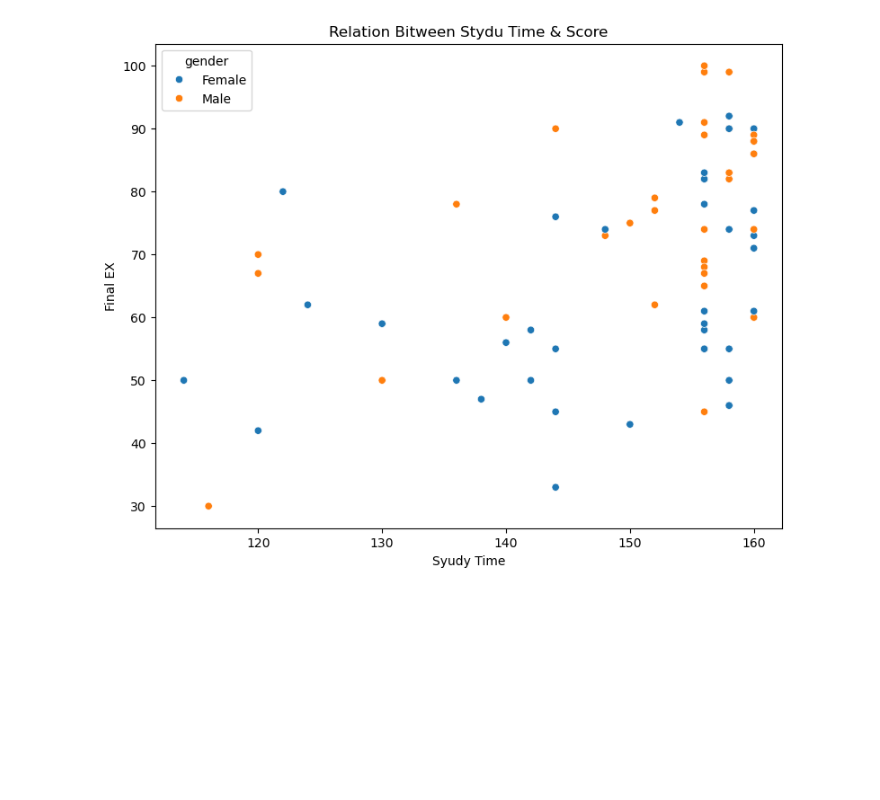
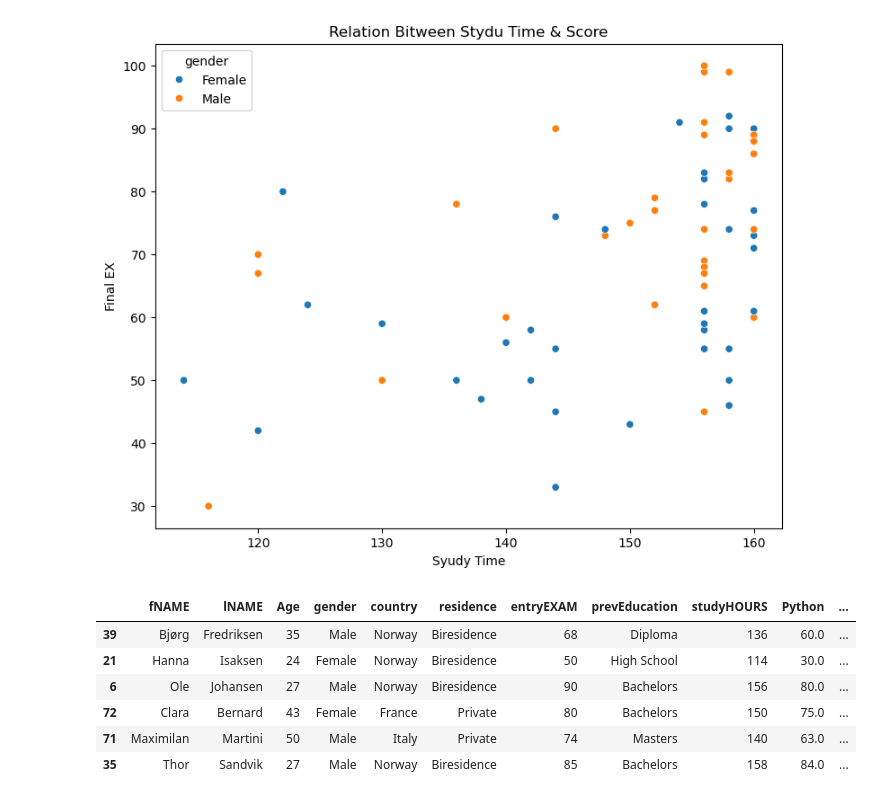
Before and after one commit to Moein1239/Student-Success-Optimization, a Jupyter notebook: Code/United1.ipynb, the cells around one changed output. Saved outputs shown, nothing was run; the diff lists cells and outputs as text; code cells hidden in the pictures; blank space fills up the shorter version.

```diff
--- a/Code/United1.ipynb
+++ b/Code/United1.ipynb
@@ -151,3 +151,24 @@ plt.ylabel('Final EX')
 plt.show()
 # %% [output]
 [figure]
+# %%
+#Feature Engineering
+from sklearn.preprocessing import LabelEncoder
+
+le = LabelEncoder()
+df['gender_code'] = le.fit_transform(df['gender'])
+df['contry_code']=le.fit_transform(df['country'])
+df['prevEducation_code']=le.fit_transform(df['prevEducation'])
+
+#Creat Binery Column
+df["Pass_Python"] = (df["Python"] >= 50).astype(int)
+
+df.sample(6)
+# %% [output]
+|  | fNAME | lNAME | Age | gender | country | residence | entryEXAM | prevEducation | studyHOURS | Python | ... |
+| 39 | Bjørg | Fredriksen | 35 | Male | Norway | Biresidence | 68 | Diploma | 136 | 60.0 | ... |
+| 21 | Hanna | Isaksen | 24 | Female | Norway | Biresidence | 50 | High School | 114 | 30.0 | ... |
+| 6 | Ole | Johansen | 27 | Male | Norway | Biresidence | 90 | Bachelors | 156 | 80.0 | ... |
+| 72 | Clara | Bernard | 43 | Female | France | Private | 80 | Bachelors | 150 | 75.0 | ... |
+| 71 | Maximilan | Martini | 50 | Male | Italy | Private | 74 | Masters | 140 | 63.0 | ... |
+| 35 | Thor | Sandvik | 27 | Male | Norway | Biresidence | 85 | Bachelors | 158 | 84.0 | ... |
```
Also changed, not shown: parts of 1 cell of this notebook.
